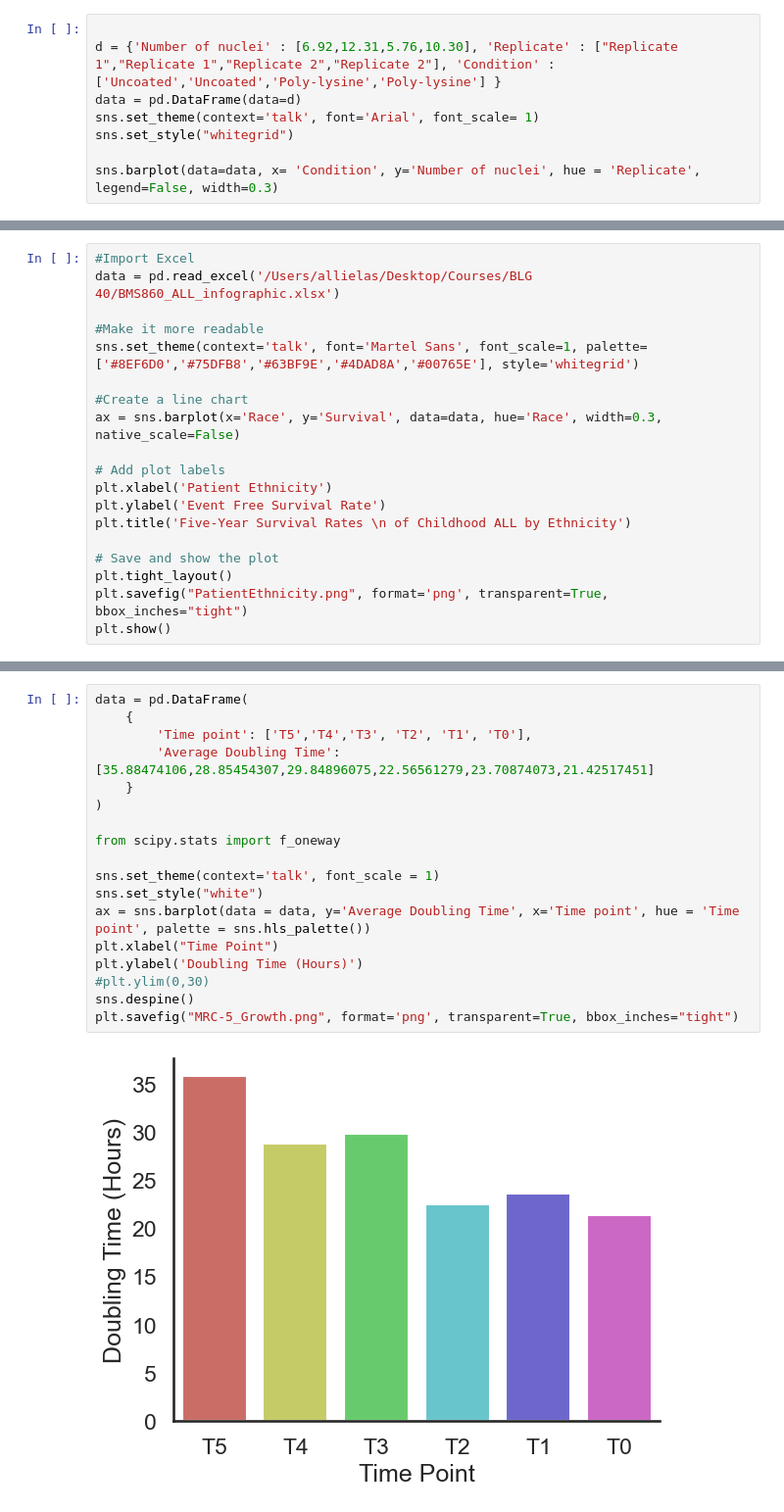
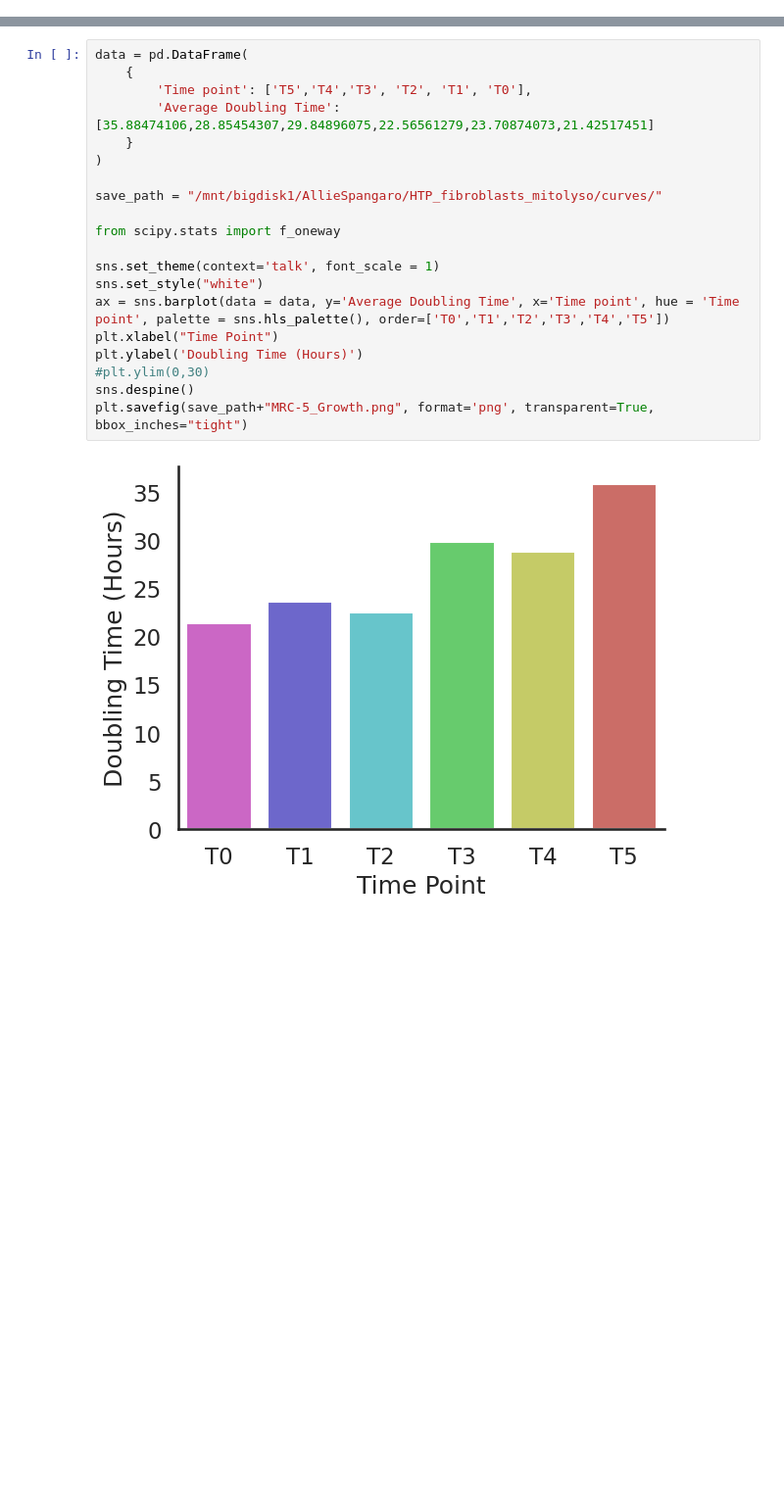
Before and after one commit to allielas/HTP_fibroblasts_mitolyso, a Jupyter notebook: Proliferation_GrowthCurves.ipynb, the cells around one changed output, grey strips where cells are left out. Shown at 98% size. Cells and saved outputs as stored; diff of their text form; blank space fills up the shorter version.

```diff
--- a/Proliferation_GrowthCurves.ipynb
+++ b/Proliferation_GrowthCurves.ipynb
@@ -10,8 +8,0 @@ import seaborn.objects as so
-# %%
-
-d = {'Number of nuclei' : [6.92,12.31,5.76,10.30], 'Replicate' : ["Replicate 1","Replicate 1","Replicate 2","Replicate 2"], 'Condition' : ['Uncoated','Uncoated','Poly-lysine','Poly-lysine'] }
-data = pd.DataFrame(data=d)
-sns.set_theme(context='talk', font='Arial', font_scale= 1)
-sns.set_style("whitegrid")
-
-sns.barplot(data=data, x= 'Condition', y='Number of nuclei', hue = 'Replicate', legend=False, width=0.3)
@@ -104,19 +8,0 @@ plt.show()
-# %%
-#Import Excel
-data = pd.read_excel('/Users/allielas/Desktop/Courses/BLG 40/BMS860_ALL_infographic.xlsx')
-
-#Make it more readable
-sns.set_theme(context='talk', font='Martel Sans', font_scale=1, palette=['#8EF6D0','#75DFB8','#63BF9E','#4DAD8A','#00765E'], style='whitegrid')
-
-#Create a line chart
-ax = sns.barplot(x='Race', y='Survival', data=data, hue='Race', width=0.3, native_scale=False)
-
-# Add plot labels
-plt.xlabel('Patient Ethnicity')
-plt.ylabel('Event Free Survival Rate')
-plt.title('Five-Year Survival Rates \n of Childhood ALL by Ethnicity')
-
-# Save and show the plot
-plt.tight_layout()
-plt.savefig("PatientEthnicity.png", format='png', transparent=True, bbox_inches="tight")
-plt.show()
@@ -156,20 +43,22 @@ plt.savefig("MRC-5_GrowthDecrease.png", format='png', transparent=True, bbox_inc
 # %%
 data = pd.DataFrame(
     {
         'Time point': ['T5','T4','T3', 'T2', 'T1', 'T0'],
         'Average Doubling Time': [35.88474106,28.85454307,29.84896075,22.56561279,23.70874073,21.42517451]
     }
 )
 
+save_path = "/mnt/bigdisk1/AllieSpangaro/HTP_fibroblasts_mitolyso/curves/"
+
 from scipy.stats import f_oneway
 
 sns.set_theme(context='talk', font_scale = 1)
 sns.set_style("white")
-ax = sns.barplot(data = data, y='Average Doubling Time', x='Time point', hue = 'Time point', palette = sns.hls_palette())
+ax = sns.barplot(data = data, y='Average Doubling Time', x='Time point', hue = 'Time point', palette = sns.hls_palette(), order=['T0','T1','T2','T3','T4','T5'])
 plt.xlabel("Time Point")
 plt.ylabel('Doubling Time (Hours)')
 #plt.ylim(0,30)
 sns.despine()
-plt.savefig("MRC-5_Growth.png", format='png', transparent=True, bbox_inches="tight")
+plt.savefig(save_path+"MRC-5_Growth.png", format='png', transparent=True, bbox_inches="tight")
 # %% [output]
-[figure, old version]
+[figure, new version]
```
Also changed, not shown: parts of 7 cells of this notebook.
